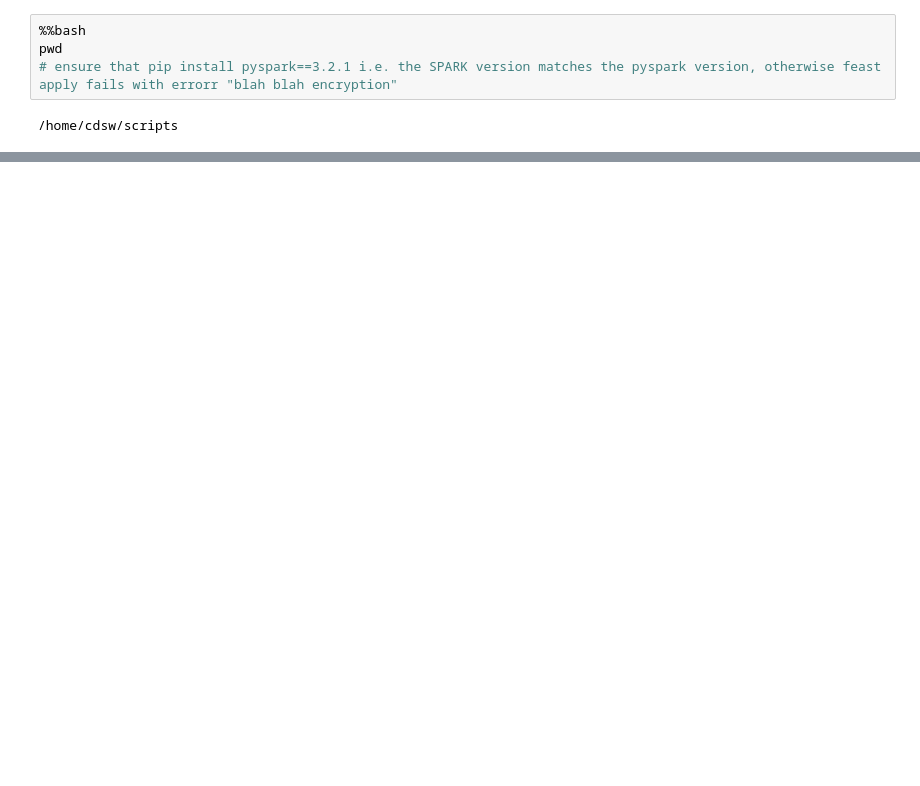
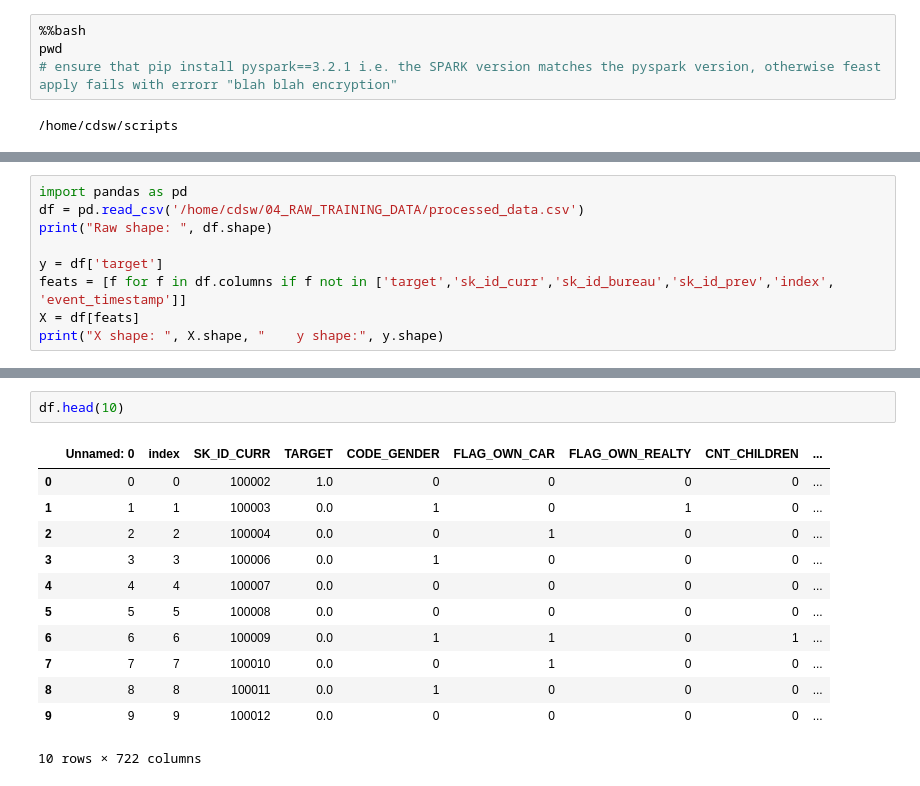
Before and after one commit to SuperEllipse/homecredit, a Jupyter notebook: scripts/homecredit-feature-store.ipynb, the cells around one changed output, grey strips where cells are left out. Drawn from its saved outputs; the diff is of its cells as text; blank space fills up the shorter version.

```diff
--- a/scripts/homecredit-feature-store.ipynb
+++ b/scripts/homecredit-feature-store.ipynb
@@ -80,0 +97,9 @@ memory usage: 1.9 GB
+# %%
+import pandas as pd
+df = pd.read_csv('/home/cdsw/04_RAW_TRAINING_DATA/processed_data.csv')
+print("Raw shape: ", df.shape)
+
+y = df['target']
+feats = [f for f in df.columns if f not in ['target','sk_id_curr','sk_id_bureau','sk_id_prev','index', 'event_timestamp']]
+X = df[feats]
+print("X shape: ", X.shape, "    y shape:", y.shape)
@@ -80,0 +132,15 @@ memory usage: 1.9 GB
+# %%
+df.head(10)
+# %% [output]
+|  | Unnamed: 0 | index | SK_ID_CURR | TARGET | CODE_GENDER | FLAG_OWN_CAR | FLAG_OWN_REALTY | CNT_CHILDREN | ... |
+| 0 | 0 | 0 | 100002 | 1.0 | 0 | 0 | 0 | 0 | ... |
+| 1 | 1 | 1 | 100003 | 0.0 | 1 | 0 | 1 | 0 | ... |
+| 2 | 2 | 2 | 100004 | 0.0 | 0 | 1 | 0 | 0 | ... |
+| 3 | 3 | 3 | 100006 | 0.0 | 1 | 0 | 0 | 0 | ... |
+| 4 | 4 | 4 | 100007 | 0.0 | 0 | 0 | 0 | 0 | ... |
+| 5 | 5 | 5 | 100008 | 0.0 | 0 | 0 | 0 | 0 | ... |
+| 6 | 6 | 6 | 100009 | 0.0 | 1 | 1 | 0 | 1 | ... |
+| 7 | 7 | 7 | 100010 | 0.0 | 0 | 1 | 0 | 0 | ... |
+| 8 | 8 | 8 | 100011 | 0.0 | 1 | 0 | 0 | 0 | ... |
+| 9 | 9 | 9 | 100012 | 0.0 | 0 | 0 | 0 | 0 | ... |
+10 rows × 722 columns
```
Also changed, not shown: parts of 9 cells of this notebook, 16 other files.
